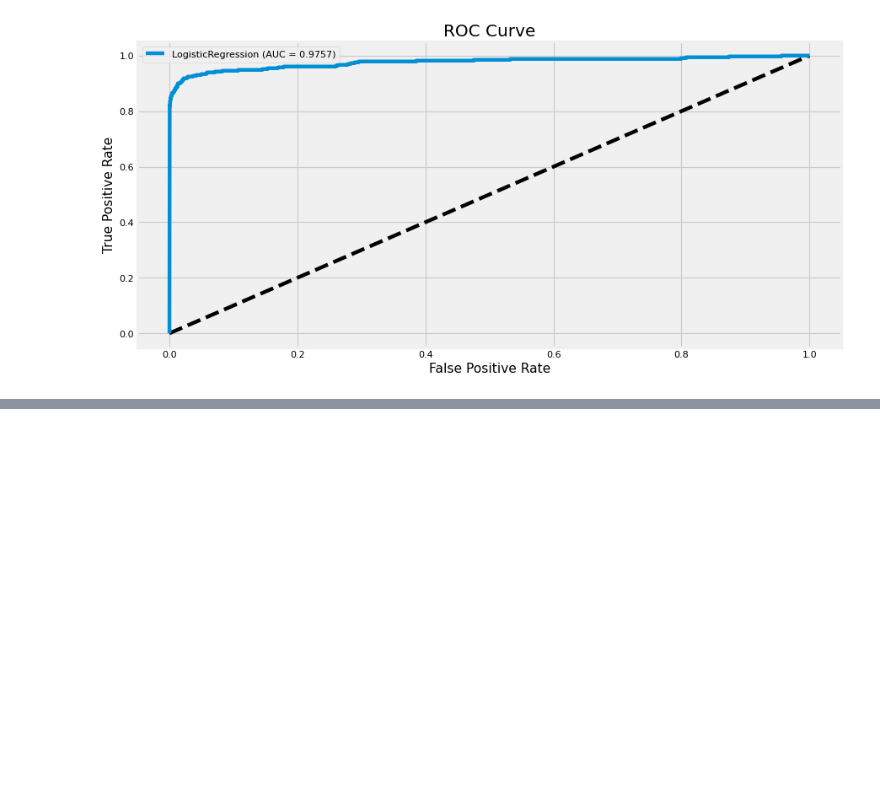
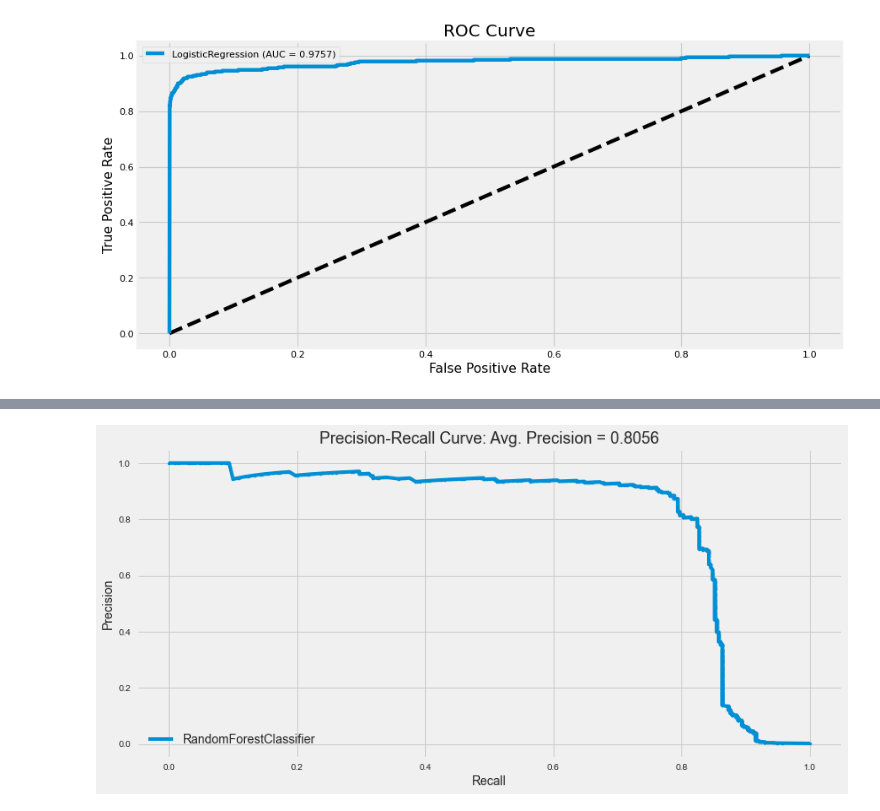
Before and after one commit to rakeshku93/machineLearningProjects, a Jupyter notebook: unsupervised_handson/Ch-2/ch2_fraud_detection.ipynb, the cells around one changed output, grey strips where cells are left out. Saved outputs shown, nothing was run; the diff lists cells and outputs as text; code cells hidden in the pictures; blank space fills up the shorter version.

```diff
--- a/unsupervised_handson/Ch-2/ch2_fraud_detection.ipynb
+++ b/unsupervised_handson/Ch-2/ch2_fraud_detection.ipynb
@@ -420,0 +532,4 @@ Plotting ROC-AUC Curve
+# %%
+preds_rf = pd.concat([y_train, predictionsBasedOnKFolds.loc[:, 1]], axis=1)
+preds_rf.columns = ["y_true", "y_preds"]
+preds_rf.head()
@@ -420,0 +543,18 @@ Plotting ROC-AUC Curve
+# %%
+rf_precision, rf_recall, _ = metrics.precision_recall_curve(preds_rf["y_true"], preds_rf["y_preds"])
+
+rf_average_precision = metrics.average_precision_score(preds_rf["y_true"], preds_rf["y_preds"])
+
+plt.figure(figsize=(12, 6), tight_layout=True)
+plt.plot(rf_recall, rf_precision, label=rf.__class__.__name__, marker=".")
+plt.xlabel('Recall', size=14)
+plt.ylabel('Precision', size=14)
+plt.legend(loc="lower left", fontsize=14)
+plt.title(f"Precision-Recall Curve: Avg. Precision = {rf_average_precision:.4f}", fontsize=18)
+plt.show()
+
+
+# As we can see from the curve, the model can catch approximately 80% of all  the fraud with approximately 80% precision. This is more impressive
+# than the approximately 80% of all the fraud the logistic regression model caught with 70% precision.
+# %% [output]
+[figure, added]
```
Also changed, not shown: parts of 26 cells of this notebook, 5 other files.
